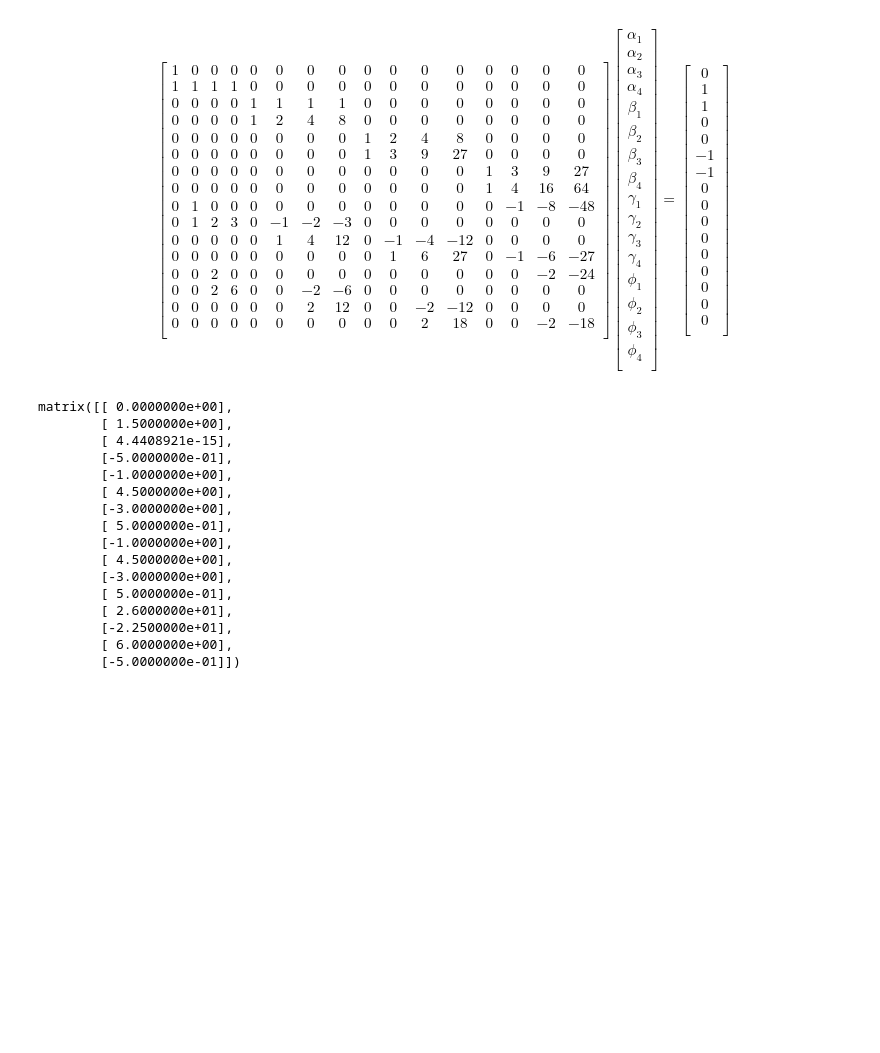
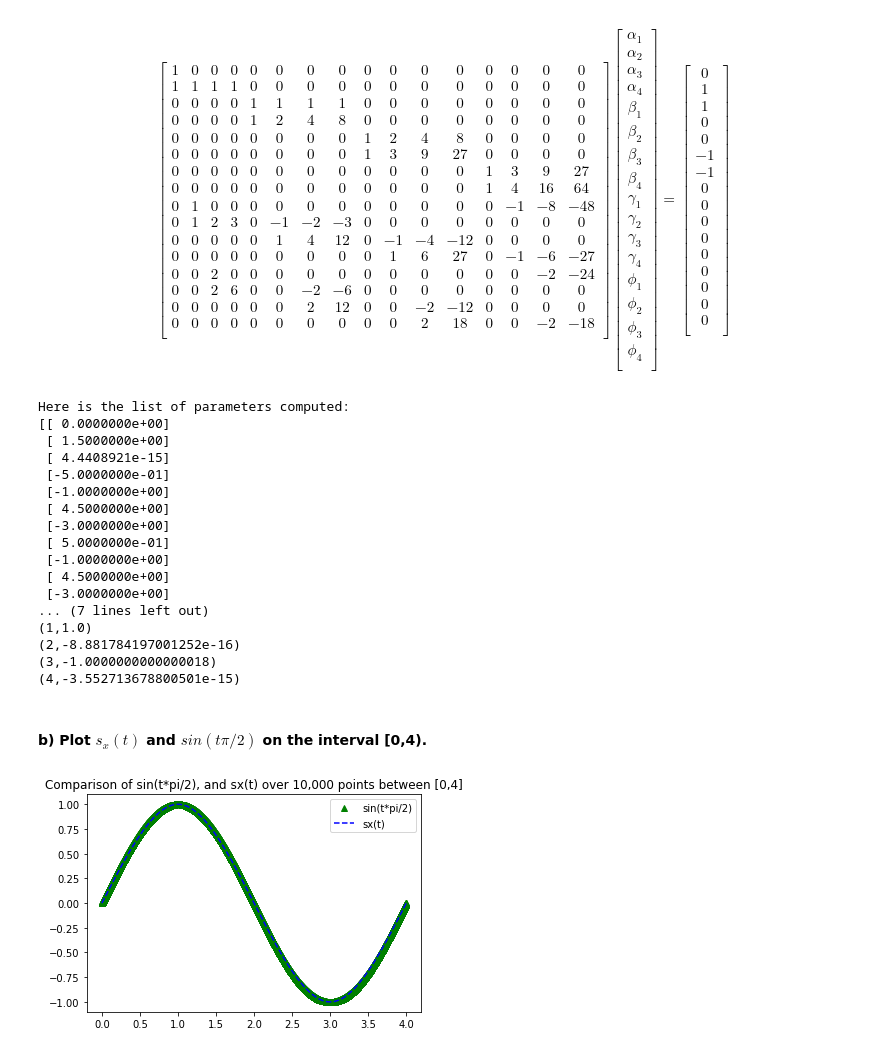
Before and after one commit to jonathanGB/am205, a Jupyter notebook: 1/assignment1.ipynb, the cells around one changed output. Saved outputs shown, nothing was run; the diff lists cells and outputs as text; code cells hidden in the pictures; blank space fills up the shorter version.

```diff
--- a/1/assignment1.ipynb
+++ b/1/assignment1.ipynb
@@ -507,21 +507,51 @@ b1 = np.matrix([
     [0],
 ])
 
-np.linalg.solve(A1, b1)
+x1 = np.linalg.solve(A1, b1)
+
+print("Here is the list of parameters computed:\n{}\n".format(x1))
+
+def sx(t):
+    if t >= 0 and t <= 1:
+        return float(x1[0] + x1[1] * t + x1[2] * (t ** 2) + x1[3] * (t ** 3))
+    if t <= 2:
+        return float(x1[4] + x1[5] * t + x1[6] * (t ** 2) + x1[7] * (t ** 3))
+    if t <= 3:
+        return float(x1[8] + x1[9] * t + x1[10] * (t ** 2) + x1[11] * (t ** 3))
+    if t <= 4:
+        return float(x1[12] + x1[13] * t + x1[14] * (t ** 2) + x1[15] * (t ** 3))
+
+for i in range(5):
+    print("({},{})".format(i, sx(i)))
 # %% [output]
-matrix([[ 0.0000000e+00],
-        [ 1.5000000e+00],
-        [ 4.4408921e-15],
-        [-5.0000000e-01],
-        [-1.0000000e+00],
-        [ 4.5000000e+00],
-        [-3.0000000e+00],
-        [ 5.0000000e-01],
-        [-1.0000000e+00],
-        [ 4.5000000e+00],
-        [-3.0000000e+00],
-        [ 5.0000000e-01],
-        [ 2.6000000e+01],
-        [-2.2500000e+01],
-        [ 6.0000000e+00],
-        [-5.0000000e-01]])
+Here is the list of parameters computed:
+[[ 0.0000000e+00]
+ [ 1.5000000e+00]
+ [ 4.4408921e-15]
+ [-5.0000000e-01]
+ [-1.0000000e+00]
+ [ 4.5000000e+00]
+ [-3.0000000e+00]
+ [ 5.0000000e-01]
+ [-1.0000000e+00]
+ [ 4.5000000e+00]
+ [-3.0000000e+00]
+... (7 lines left out)
+(1,1.0)
+(2,-8.881784197001252e-16)
+(3,-1.0000000000000018)
+(4,-3.552713678800501e-15)
+# %% [markdown]
+#### b) Plot $s_x(t)$ and $sin(t\pi/2)$ on the interval [0,4).
+# %%
+# here we plot
+sDomainPlot = np.linspace(0,4,10000)
+sinPlotValues = [np.sin(t*np.pi/2) for t in sDomainPlot]
+sxPlotValues = [sx(t) for t in sDomainPlot]
+
+
+plt.title("Comparison of sin(t*pi/2), and sx(t) over 10,000 points between [0,4]")
+plt.plot(sDomainPlot, sinPlotValues, 'g^', sDomainPlot, sxPlotValues, 'b--');
+plt.legend(["sin(t*pi/2)", "sx(t)"]);
+# %% [output]
+[figure, added]
```
